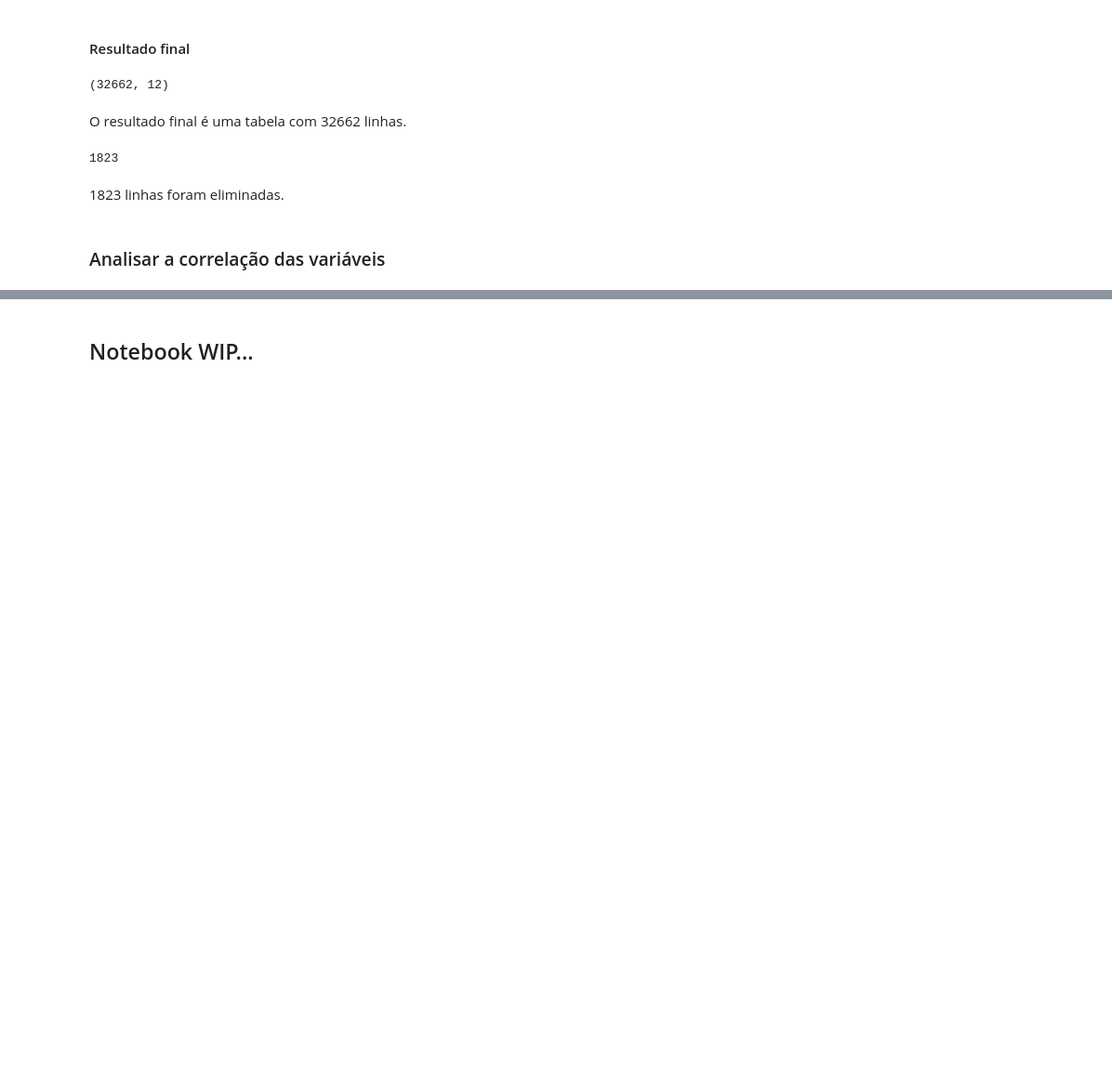
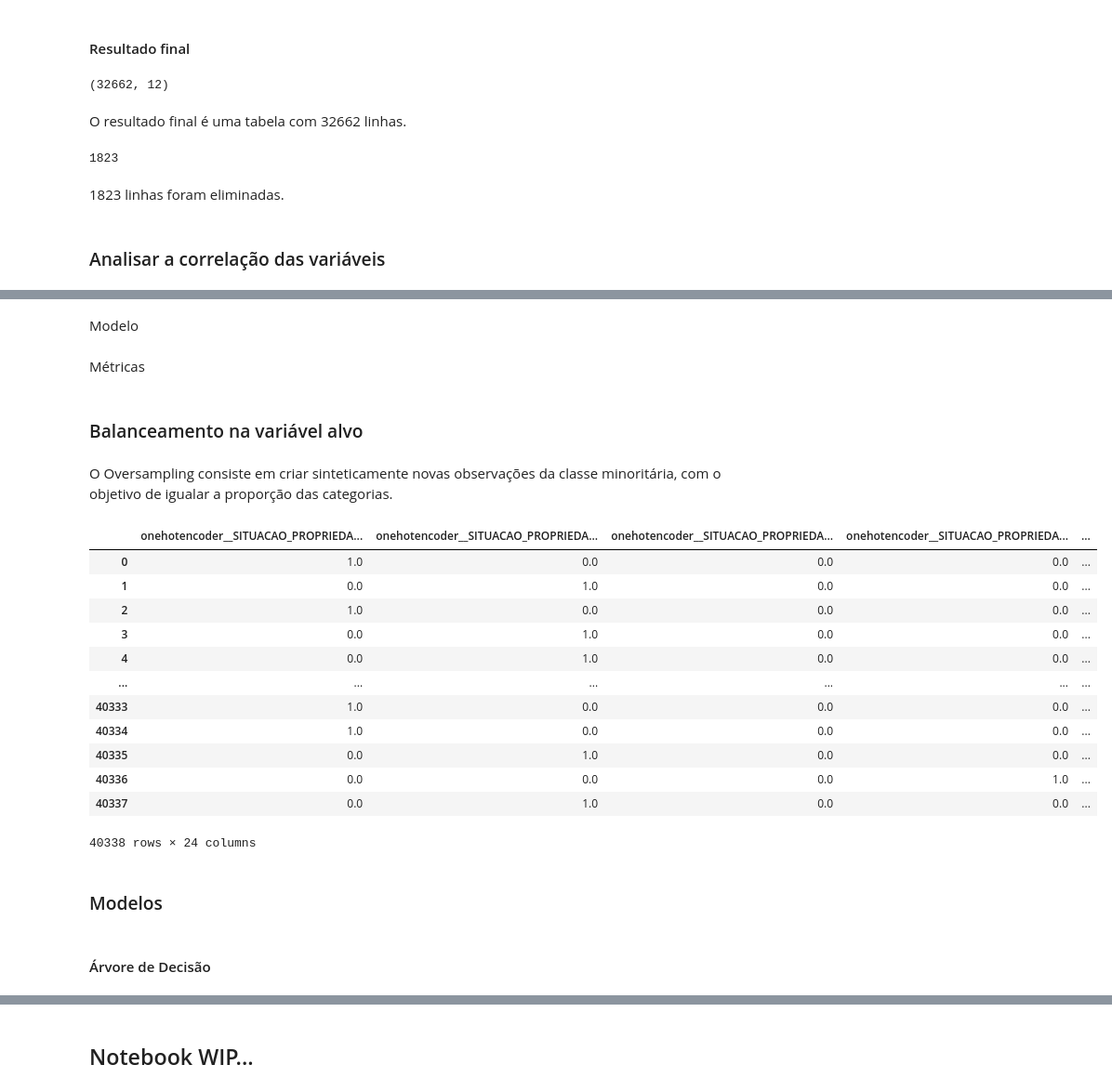
Before and after one commit to PericlesSavio/Alura_Challenge_Data_Science-2022, a Jupyter notebook: semana_2.ipynb, the cells around one changed output, grey strips where cells are left out. Shown: that part at 93% size. Cells and saved outputs as stored; diff of their text form; code cells hidden in the pictures; blank space fills up the shorter version.

```diff
--- a/semana_2.ipynb
+++ b/semana_2.ipynb
@@ -375,0 +403,2 @@ dados_brutos.shape[0]- dados.shape[0]
+# %% [markdown]
+Modelo
@@ -375,0 +409,2 @@ dados_brutos.shape[0]- dados.shape[0]
+# %% [markdown]
+Métricas
@@ -375,0 +416,27 @@ dados_brutos.shape[0]- dados.shape[0]
+# %% [markdown]
+### Balanceamento na variável alvo
+# %% [markdown]
+O Oversampling consiste em criar sinteticamente novas observações da classe minoritária, com o objetivo de igualar a proporção das categorias.
+# %%
+from imblearn.over_sampling import SMOTE
+smote = SMOTE(random_state = SEED)
+X_balanceado_over, alvo_balanceado_over = smote.fit_resample(x_treino, alvo_treino)
+X_balanceado_over
+# %% [output]
+|  | onehotencoder__SITUACAO_PROPRIEDA... | onehotencoder__SITUACAO_PROPRIEDA... | onehotencoder__SITUACAO_PROPRIEDA... | onehotencoder__SITUACAO_PROPRIEDA... | ... |
+| 0 | 1.0 | 0.0 | 0.0 | 0.0 | ... |
+| 1 | 0.0 | 1.0 | 0.0 | 0.0 | ... |
+| 2 | 1.0 | 0.0 | 0.0 | 0.0 | ... |
+| 3 | 0.0 | 1.0 | 0.0 | 0.0 | ... |
+| 4 | 0.0 | 1.0 | 0.0 | 0.0 | ... |
+| ... | ... | ... | ... | ... | ... |
+| 40333 | 1.0 | 0.0 | 0.0 | 0.0 | ... |
+| 40334 | 1.0 | 0.0 | 0.0 | 0.0 | ... |
+| 40335 | 0.0 | 1.0 | 0.0 | 0.0 | ... |
+| 40336 | 0.0 | 0.0 | 0.0 | 1.0 | ... |
+| 40337 | 0.0 | 1.0 | 0.0 | 0.0 | ... |
+40338 rows × 24 columns
+# %% [markdown]
+### Modelos
+# %% [markdown]
+#### Árvore de Decisão
```
Also changed, not shown: parts of 41 cells of this notebook, 1 other file.
